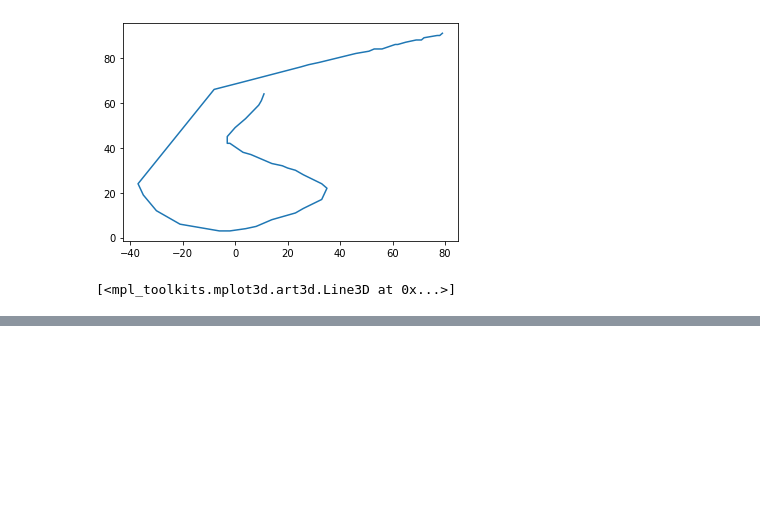
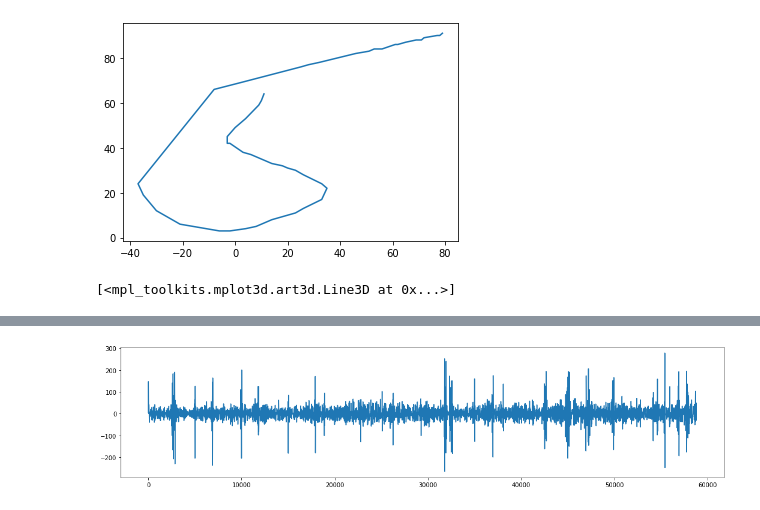
Before and after one commit to orionpax00/ChrVis, a Jupyter notebook: scripts/Analysing_3d_str_for_3d_snake_game.ipynb, the cells around one changed output, grey strips where cells are left out. Cells and saved outputs as stored; diff of their text form; code cells hidden in the pictures; blank space fills up the shorter version.

```diff
--- a/scripts/Analysing_3d_str_for_3d_snake_game.ipynb
+++ b/scripts/Analysing_3d_str_for_3d_snake_game.ipynb
@@ -67,0 +91,6 @@ ax.plot3D(x[0:50], y[0:50], z[0:50])
+# %%
+fig,ax = plt.subplots(figsize=(18,4))
+ax.plot(cwtmatr[8])
+plt.show()
+# %% [output]
+[figure, added]
```
Also changed, not shown: parts of 11 cells of this notebook, 5 other files.
